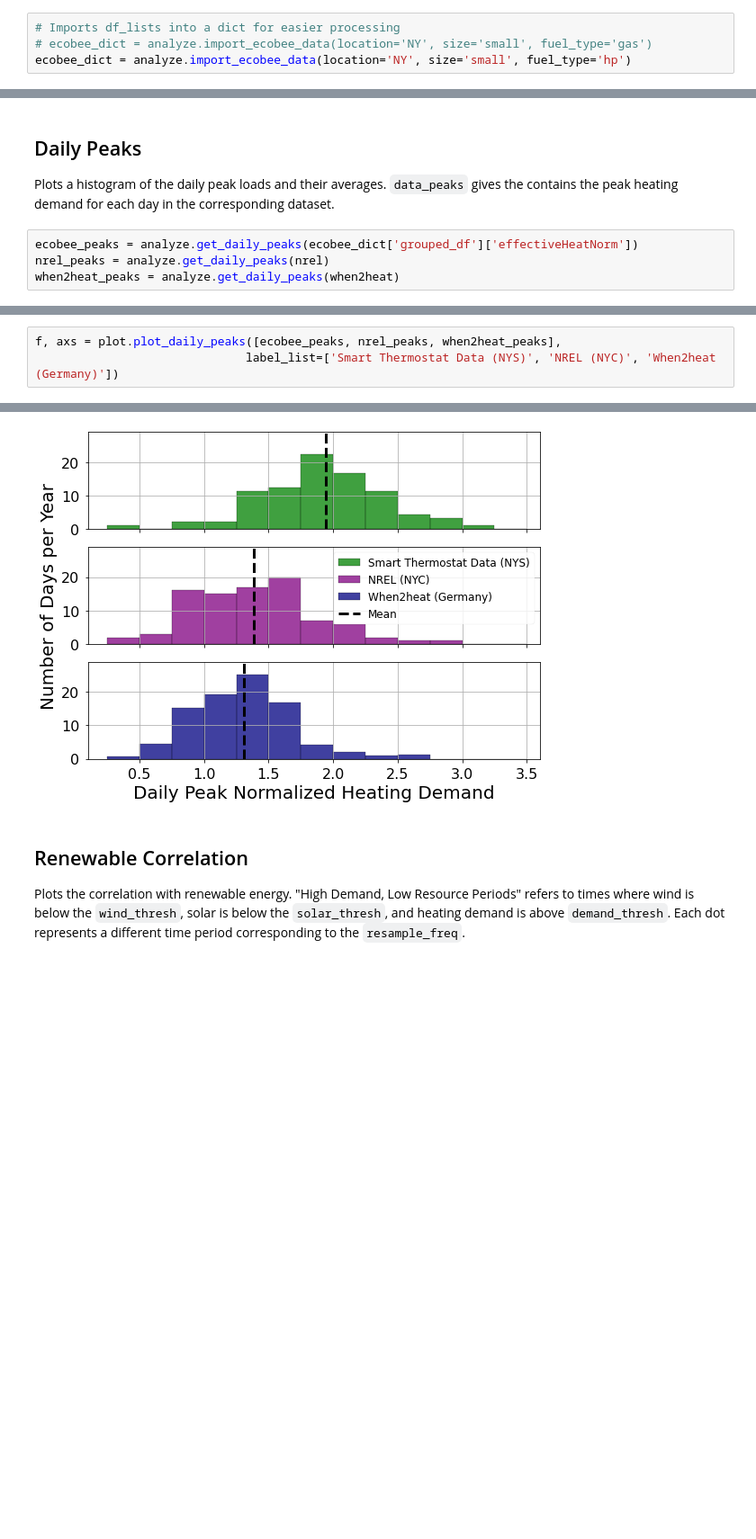
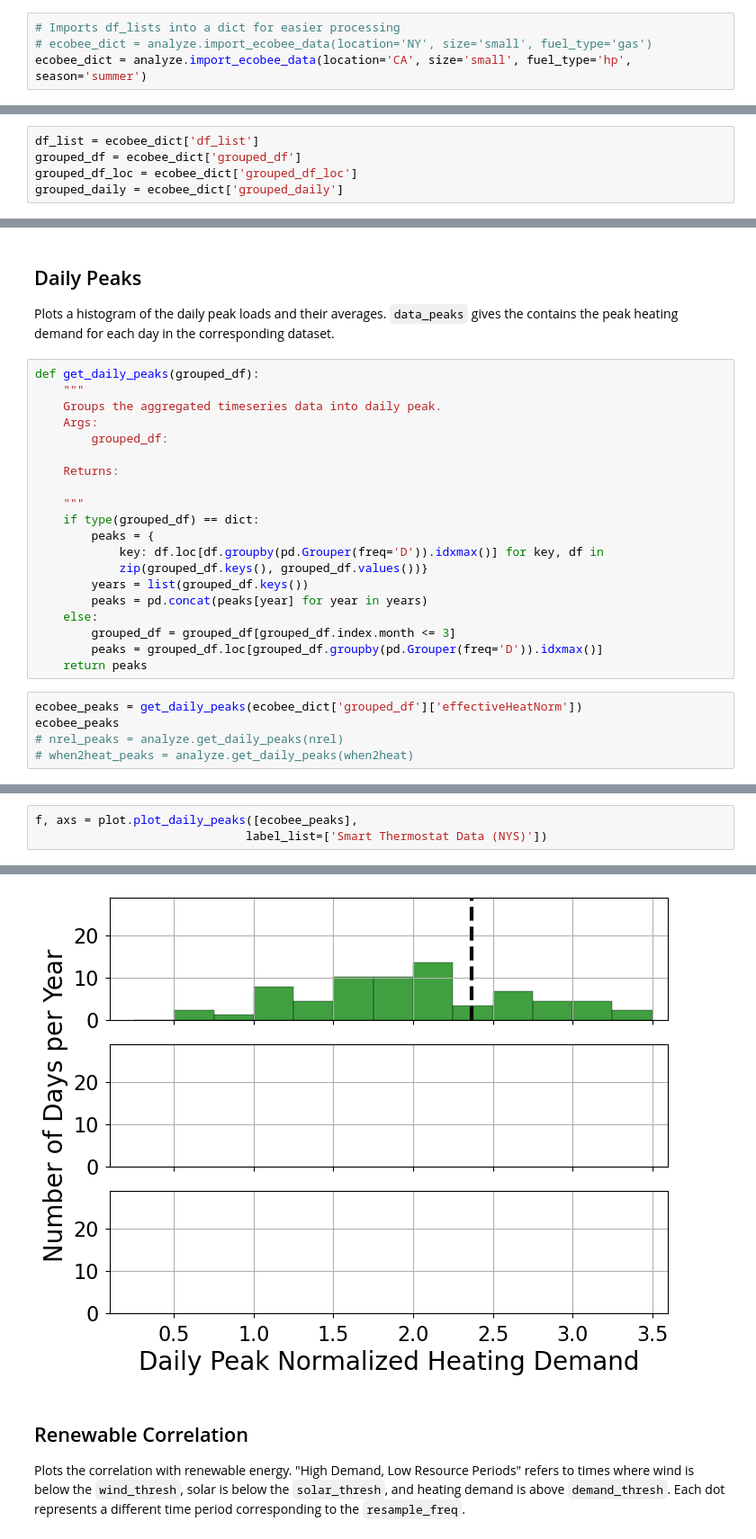
Before and after one commit to boyuan276/smart-heat, a Jupyter notebook: notebooks/plot_demand_profiles_copy.ipynb, the cells around one changed output, grey strips where cells are left out. Shown at 90% size. Drawn from its saved outputs; the diff is of its cells as text; blank space fills up the shorter version.

```diff
--- a/notebooks/plot_demand_profiles_copy.ipynb
+++ b/notebooks/plot_demand_profiles_copy.ipynb
@@ -58,4 +46,4 @@ Progress: 165/2392 Time: 0.3 min/4.6 min
 # %%
 # Imports df_lists into a dict for easier processing
 # ecobee_dict = analyze.import_ecobee_data(location='NY', size='small', fuel_type='gas')
-ecobee_dict = analyze.import_ecobee_data(location='NY', size='small', fuel_type='hp')
+ecobee_dict = analyze.import_ecobee_data(location='CA', size='small', fuel_type='hp', season='summer')
@@ -63,0 +54,5 @@ FileNotFoundError: [Errno 2] No such file or directory: 'd:\\EERL\\Heating Deman
+# %%
+df_list = ecobee_dict['df_list']
+grouped_df = ecobee_dict['grouped_df']
+grouped_df_loc = ecobee_dict['grouped_df_loc']
+grouped_daily = ecobee_dict['grouped_daily']
@@ -112,7 +259,28 @@ f, ax = plot.plot_daily_heating_demand([when2heat_daily,
 ## Daily Peaks
 
 Plots a histogram of the daily peak loads and their averages. `data_peaks` gives the contains the peak heating demand for each day in the corresponding dataset.
+# %%
+def get_daily_peaks(grouped_df):
+    """
+    Groups the aggregated timeseries data into daily peak.
+    Args:
+        grouped_df:
+
+    Returns:
+
+    """
+    if type(grouped_df) == dict:
+        peaks = {
+            key: df.loc[df.groupby(pd.Grouper(freq='D')).idxmax()] for key, df in
+            zip(grouped_df.keys(), grouped_df.values())}
+        years = list(grouped_df.keys())
+        peaks = pd.concat(peaks[year] for year in years)
+    else:
+        grouped_df = grouped_df[grouped_df.index.month <= 3]
+        peaks = grouped_df.loc[grouped_df.groupby(pd.Grouper(freq='D')).idxmax()]
+    return peaks
 # %%
-ecobee_peaks = analyze.get_daily_peaks(ecobee_dict['grouped_df']['effectiveHeatNorm'])
-nrel_peaks = analyze.get_daily_peaks(nrel)
-when2heat_peaks = analyze.get_daily_peaks(when2heat)
+ecobee_peaks = get_daily_peaks(ecobee_dict['grouped_df']['effectiveHeatNorm'])
+ecobee_peaks
+# nrel_peaks = analyze.get_daily_peaks(nrel)
+# when2heat_peaks = analyze.get_daily_peaks(when2heat)
@@ -119,4 +381,4 @@ when2heat_peaks = analyze.get_daily_peaks(when2heat)
 # %%
-f, axs = plot.plot_daily_peaks([ecobee_peaks, nrel_peaks, when2heat_peaks],
-                              label_list=['Smart Thermostat Data (NYS)', 'NREL (NYC)', 'When2heat (Germany)'])
+f, axs = plot.plot_daily_peaks([ecobee_peaks],
+                              label_list=['Smart Thermostat Data (NYS)'])
 # %% [output]
@@ -123,4 +387,4 @@ f, axs = plot.plot_daily_peaks([ecobee_peaks, nrel_peaks, when2heat_peaks],
-[figure, old version]
+[figure, new version]
 # %% [markdown]
 ## Renewable Correlation
 
```
Also changed, not shown: parts of 27 cells of this notebook, 1 other file.
